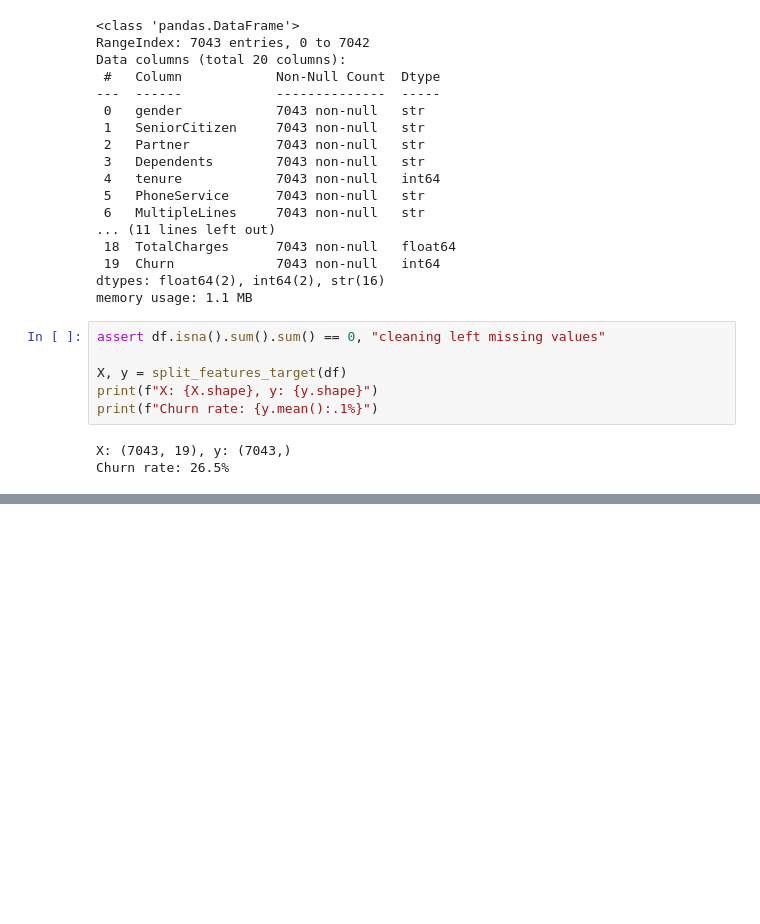
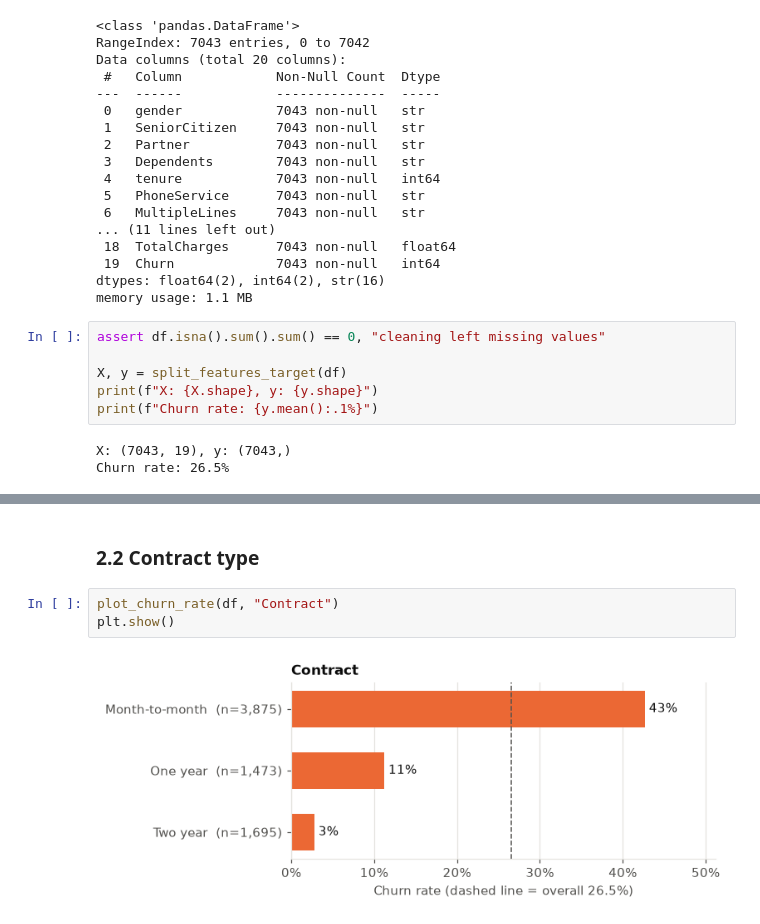
Before and after one commit to MuteMuty/telco-churn, a Jupyter notebook: notebooks/churn_analysis.ipynb, the cells around one changed output, grey strips where cells are left out. Saved outputs shown, nothing was run; the diff lists cells and outputs as text; blank space fills up the shorter version.

```diff
--- a/notebooks/churn_analysis.ipynb
+++ b/notebooks/churn_analysis.ipynb
@@ -159,0 +197,7 @@ Churn rate: 26.5%
+# %% [markdown]
+### 2.2 Contract type
+# %%
+plot_churn_rate(df, "Contract")
+plt.show()
+# %% [output]
+[figure, added]
```
Also changed, not shown: parts of 18 cells of this notebook, 1 other file.
